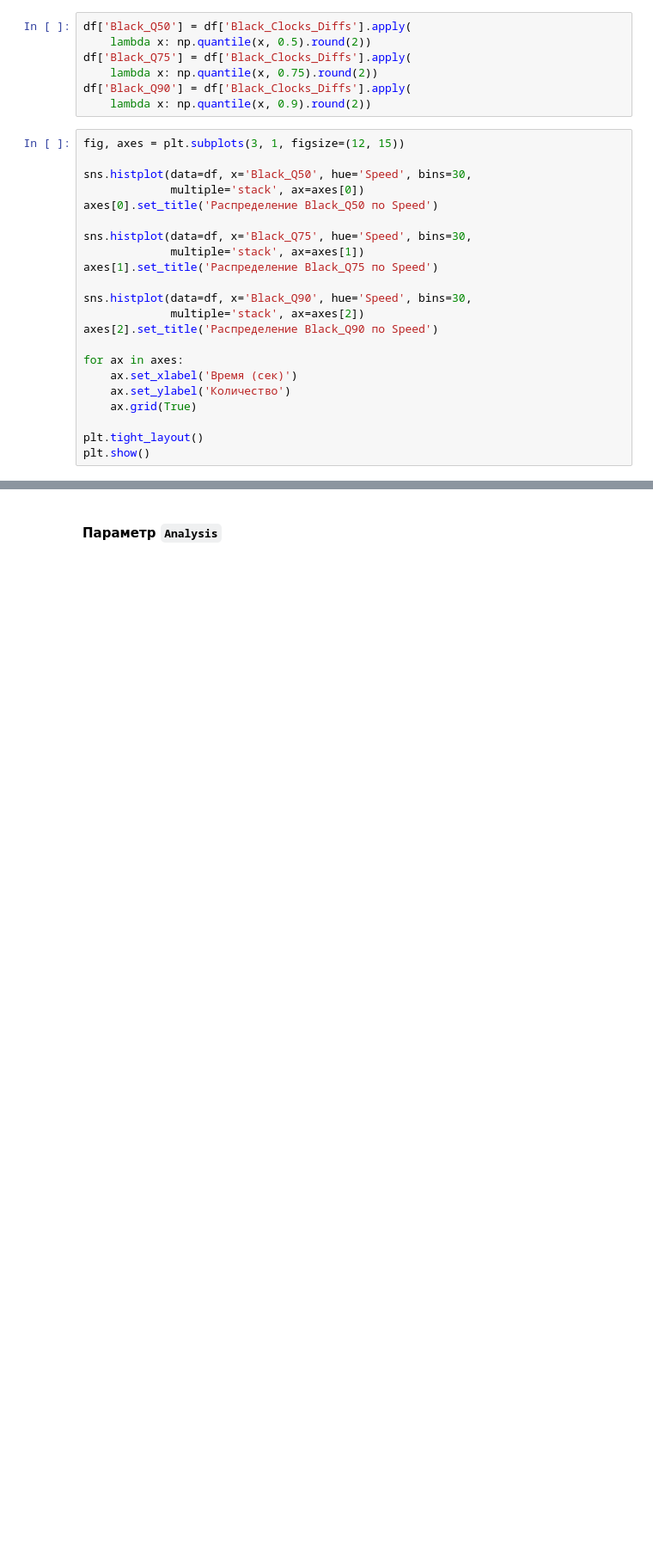
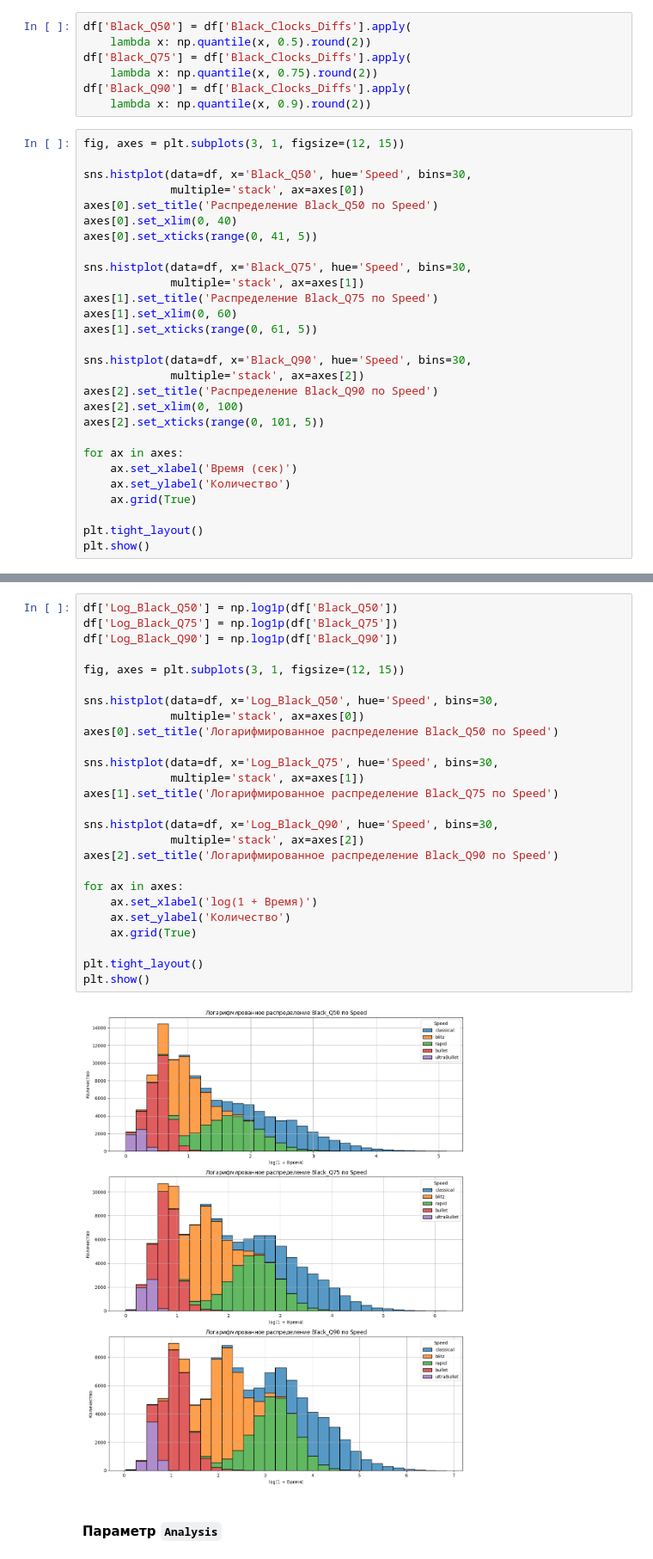
Before and after one commit to Alisa-Shikanyan/ABD-3-chess, a Jupyter notebook: EDA.ipynb, the cells around one changed output, grey strips where cells are left out. Shown at 86% size. Drawn from its saved outputs; the diff is of its cells as text; blank space fills up the shorter version.

```diff
--- a/EDA.ipynb
+++ b/EDA.ipynb
@@ -1180,14 +1212,20 @@ fig, axes = plt.subplots(3, 1, figsize=(12, 15))
 sns.histplot(data=df, x='Black_Q50', hue='Speed', bins=30,
              multiple='stack', ax=axes[0])
 axes[0].set_title('Распределение Black_Q50 по Speed')
+axes[0].set_xlim(0, 40)
+axes[0].set_xticks(range(0, 41, 5))
 
 sns.histplot(data=df, x='Black_Q75', hue='Speed', bins=30,
              multiple='stack', ax=axes[1])
 axes[1].set_title('Распределение Black_Q75 по Speed')
+axes[1].set_xlim(0, 60)
+axes[1].set_xticks(range(0, 61, 5))
 
 sns.histplot(data=df, x='Black_Q90', hue='Speed', bins=30,
              multiple='stack', ax=axes[2])
 axes[2].set_title('Распределение Black_Q90 по Speed')
+axes[2].set_xlim(0, 100)
+axes[2].set_xticks(range(0, 101, 5))
 
 for ax in axes:
     ax.set_xlabel('Время (сек)')
@@ -1203,3 +1239,31 @@ plt.show()
+# %%
+df['Log_Black_Q50'] = np.log1p(df['Black_Q50'])
+df['Log_Black_Q75'] = np.log1p(df['Black_Q75'])
+df['Log_Black_Q90'] = np.log1p(df['Black_Q90'])
+
+fig, axes = plt.subplots(3, 1, figsize=(12, 15))
+
+sns.histplot(data=df, x='Log_Black_Q50', hue='Speed', bins=30,
+             multiple='stack', ax=axes[0])
+axes[0].set_title('Логарифмированное распределение Black_Q50 по Speed')
+
+sns.histplot(data=df, x='Log_Black_Q75', hue='Speed', bins=30,
+             multiple='stack', ax=axes[1])
+axes[1].set_title('Логарифмированное распределение Black_Q75 по Speed')
+
+sns.histplot(data=df, x='Log_Black_Q90', hue='Speed', bins=30,
+             multiple='stack', ax=axes[2])
+axes[2].set_title('Логарифмированное распределение Black_Q90 по Speed')
+
+for ax in axes:
+    ax.set_xlabel('log(1 + Время)')
+    ax.set_ylabel('Количество')
+    ax.grid(True)
+
+plt.tight_layout()
+plt.show()
+# %% [output]
+[figure, added]
 # %% [markdown]
 #### Параметр `Analysis`
 # %% [markdown]
```
Also changed, not shown: parts of 11 cells of this notebook.
